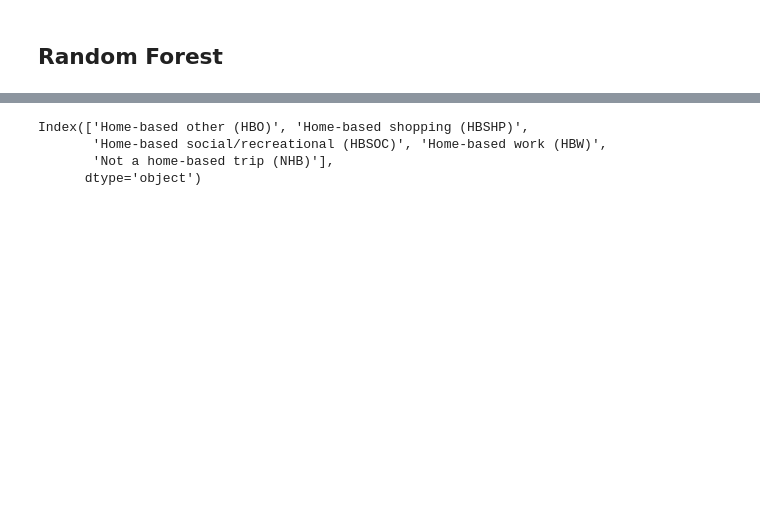
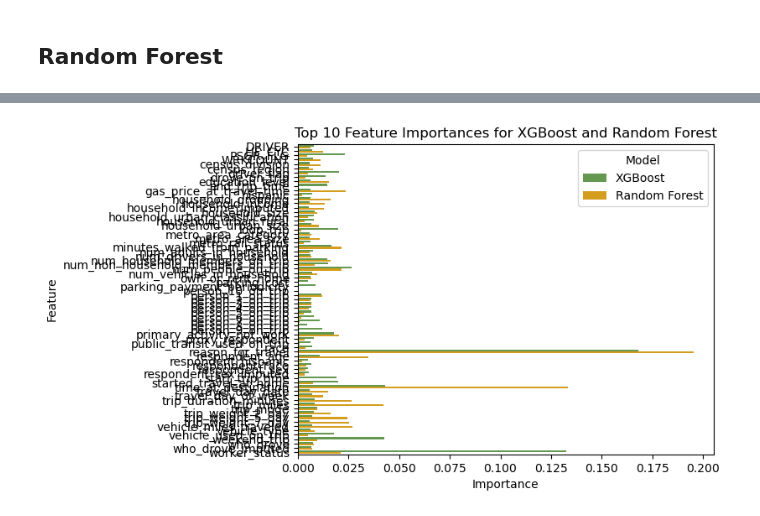
Before and after one commit to mfgeary/dsan5300-project, a Jupyter notebook: code/AUC_All_Models.ipynb, the cells around one changed output, grey strips where cells are left out. Drawn from its saved outputs; the diff is of its cells as text; code cells hidden in the pictures; blank space fills up the shorter version.

```diff
--- a/code/AUC_All_Models.ipynb
+++ b/code/AUC_All_Models.ipynb
@@ -430,8 +444,30 @@ all_probs.to_csv("../data/all_probs.csv", index=False)
-# %%
-# List predict class names
-print(vis.cat.categories)
-# %% [output]
-Index(['Home-based other (HBO)', 'Home-based shopping (HBSHP)',
-       'Home-based social/recreational (HBSOC)', 'Home-based work (HBW)',
-       'Not a home-based trip (NHB)'],
-      dtype='object')
+# %%
+# Plot XGBoost vs Random Forest feature importance
+n = 15
+importances_xgboost = xgboost_model.feature_importances_
+importances_rf = rf_model.feature_importances_
+
+# Combine the feature importances into a single DataFrame
+importances_df = pd.DataFrame({
+    'Feature': x_train_df.columns,
+    'XGBoost': importances_xgboost,
+    'Random Forest': importances_rf
+})
+
+# Sort the DataFrame by feature importance
+importances_df = importances_df.sort_values('XGBoost', ascending=False)
+
+importances_df = importances_df.melt(id_vars='Feature', var_name='Model', value_name='Importance')
+
+import seaborn as sns
+
+n = 10
+# Plot the feature importances with bar chart where bars are next to each other
+plt.title(f'Top {n} Feature Importances for XGBoost and Random Forest')
+top_n_importances = importances_df.head(2*n)
+sns.barplot(x='Importance', y='Feature', hue='Model', data=top_n_importances)
+# Set color palette with hex color codes
+sns.set_palette(sns.color_palette(["#5FA343", "#F2A900"]))
+plt.show()
+# %% [output]
+[figure, added]
```
Also changed, not shown: parts of 15 cells of this notebook, 18 other files.
